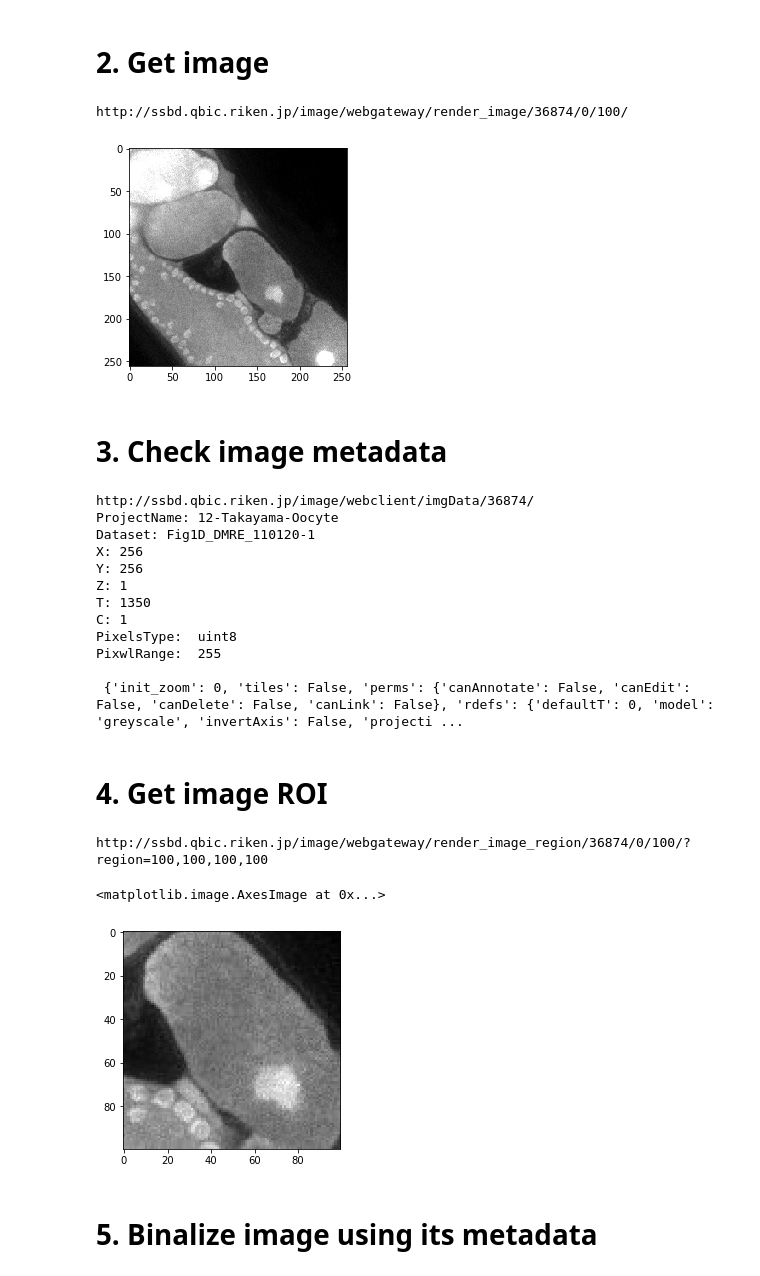
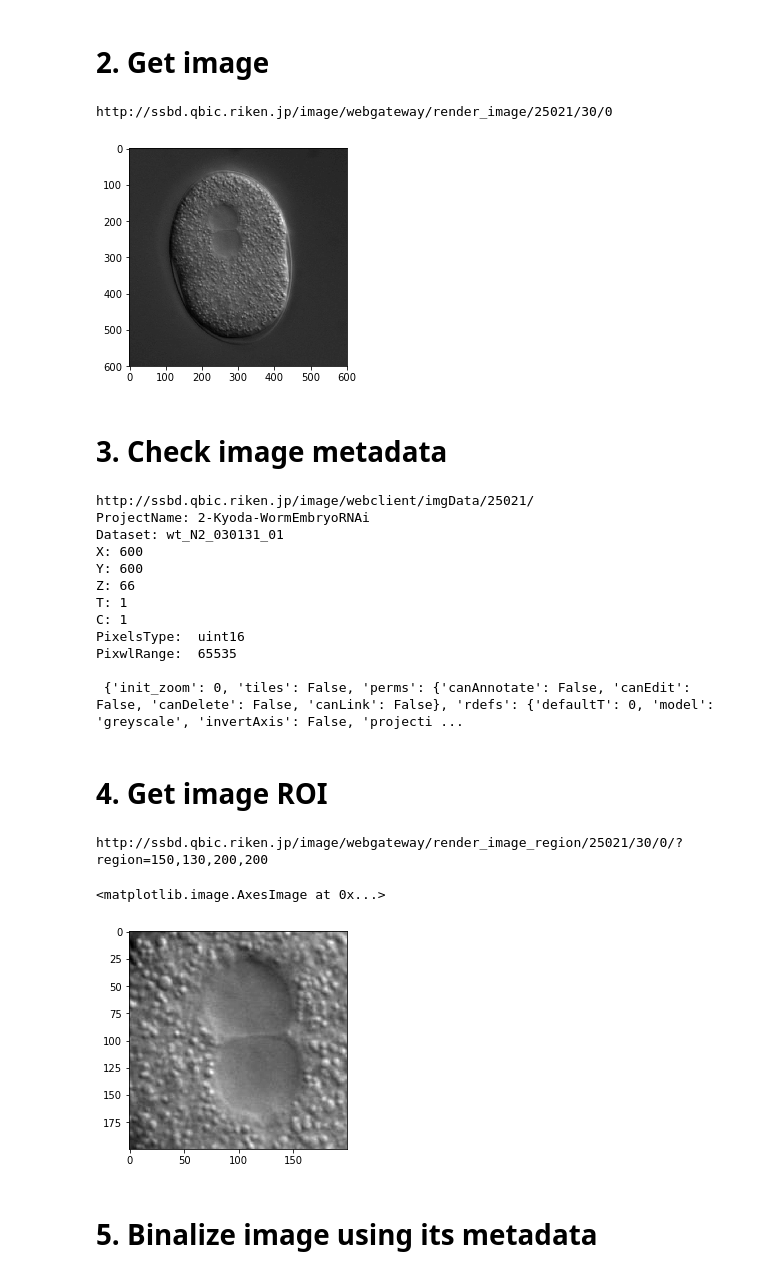
Before and after one commit to openssbd/SSBD-OMERO-API, a Jupyter notebook: Image Processing using SSBD-OMERO API.ipynb, the cells around one changed output. Saved outputs shown, nothing was run; the diff lists cells and outputs as text; code cells hidden in the pictures.

```diff
--- a/Image Processing using SSBD-OMERO API.ipynb
+++ b/Image Processing using SSBD-OMERO API.ipynb
@@ -37,33 +40,34 @@ http://ssbd.qbic.riken.jp/image
 # %% [markdown]
 # 2. Get image
 # %%
+# Sample in Kyoda imagesets
+IMAGE_ID = 25021
+Z = 30
+T = 0
+
 # Sample in Takayama imagesets
-IMAGE_ID = 36874
-Z = 0
-T = 100
-
-# Sample in Kyoda imagesets
-#IMAGE_ID = 1
-#Z = 20
+#IMAGE_ID = 36874
+#Z = 0
 #T = 0
 
-TMP_URL = "{base}/webgateway/render_image/{image_id}/{z}/{t}/"
+TMP_URL = "{base}/webgateway/render_image/{image_id}/{z}/{t}"
 qs = {'base': SSBD_BASE_URL, 'image_id': IMAGE_ID, 'z': Z, 't': T}
+
 url = TMP_URL.format(**qs)
 
 r = requests.session().get(url)
 if r.status_code != 200:
     print("access error (1)")
     sys.exit()
 
 # PIL (RGB) -> OpenCV (Grayscale)
 cv_img1 = cv2.cvtColor(np.array(Image.open(BytesIO(r.content))), cv2.COLOR_RGB2GRAY)
 plt.imshow(cv_img1, 'gray')
 
 print(url)
 # %% [output]
-http://ssbd.qbic.riken.jp/image/webgateway/render_image/36874/0/100/
+http://ssbd.qbic.riken.jp/image/webgateway/render_image/25021/30/0
-[figure, old version]
+[figure, new version]
 # %% [markdown]
 # 3. Check image metadata
 # %%
@@ -91,38 +95,38 @@ print ("PixwlRange: ", metadata['pixel_range'][1])
 
 print ("\n", metadata)
 # %% [output]
-http://ssbd.qbic.riken.jp/image/webclient/imgData/36874/
-ProjectName: 12-Takayama-Oocyte
-Dataset: Fig1D_DMRE_110120-1
-X: 256
-Y: 256
-Z: 1
-T: 1350
+http://ssbd.qbic.riken.jp/image/webclient/imgData/25021/
+ProjectName: 2-Kyoda-WormEmbryoRNAi
+Dataset: wt_N2_030131_01
+X: 600
+Y: 600
+Z: 66
+T: 1
 C: 1
-PixelsType:  uint8
-PixwlRange:  255
+PixelsType:  uint16
+PixwlRange:  65535
 
  {'init_zoom': 0, 'tiles': False, 'perms': {'canAnnotate': False, 'canEdit': False, 'canDelete': False, 'canLink': False}, 'rdefs': {'defaultT': 0, 'model': 'greyscale', 'invertAxis': False, 'projecti ...
 # %% [markdown]
 # 4. Get image ROI
 # %%
-startX = 0
-startY = 0
-sizeX  = 100
-sizeY  = 100
+x = 0
+y = 0
+w  = 200
+h  = 200
 if IMAGE_ID == 36874:
-    startX = 100
-    startY = 100
-    sizeX  = 100
-    sizeY  = 100
-elif IMAGE_ID == 1:
-    startX = 100
-    startY = 300
-    sizeX  = 200
-    sizeY  = 200
+    x = 100
+    y = 100
+    w  = 100
+    h  = 100
+elif IMAGE_ID == 25021:
+    x = 150
+    y = 130
+    w  = 200
+    h  = 200
 
-TMP_URL = "{base}/webgateway/render_image_region/{image_id}/{z}/{t}/?region={startX},{startY},{sizeX},{sizeY}"
-qs = {'base': SSBD_BASE_URL, 'image_id': IMAGE_ID, 'z': Z, 't': T, 'startX': startX, 'startY': startY, 'sizeX': sizeX, 'sizeY': sizeY}
+TMP_URL = "{base}/webgateway/render_image_region/{image_id}/{z}/{t}/?region={x},{y},{w},{h}"
+qs = {'base': SSBD_BASE_URL, 'image_id': IMAGE_ID, 'z': Z, 't': T, 'x': x, 'y': y, 'w': w, 'h': h}
 url = TMP_URL.format(**qs)
 r = requests.session().get(url)
 
@@ -130,9 +134,9 @@ print(url)
 cv_img1_roi = cv2.cvtColor(np.array(Image.open(BytesIO(r.content))), cv2.COLOR_RGB2GRAY)
 plt.imshow(cv_img1_roi, 'gray')
 # %% [output]
-http://ssbd.qbic.riken.jp/image/webgateway/render_image_region/36874/0/100/?region=100,100,100,100
+http://ssbd.qbic.riken.jp/image/webgateway/render_image_region/25021/30/0/?region=150,130,200,200
 <matplotlib.image.AxesImage at 0x...>
-[figure, old version]
+[figure, new version]
 # %% [markdown]
 # 5. Binalize image using its metadata
 # %%
```
Also changed, not shown: parts of 6 cells of this notebook, 1 other file.
